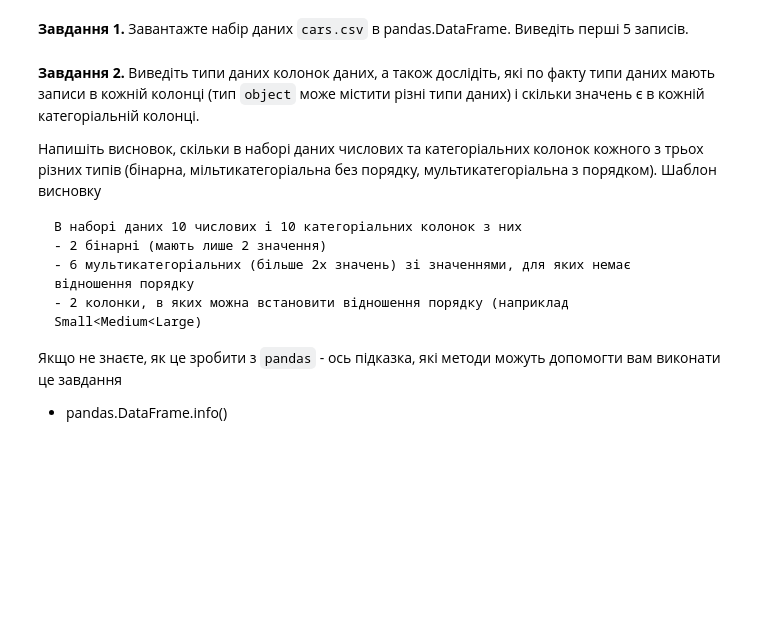
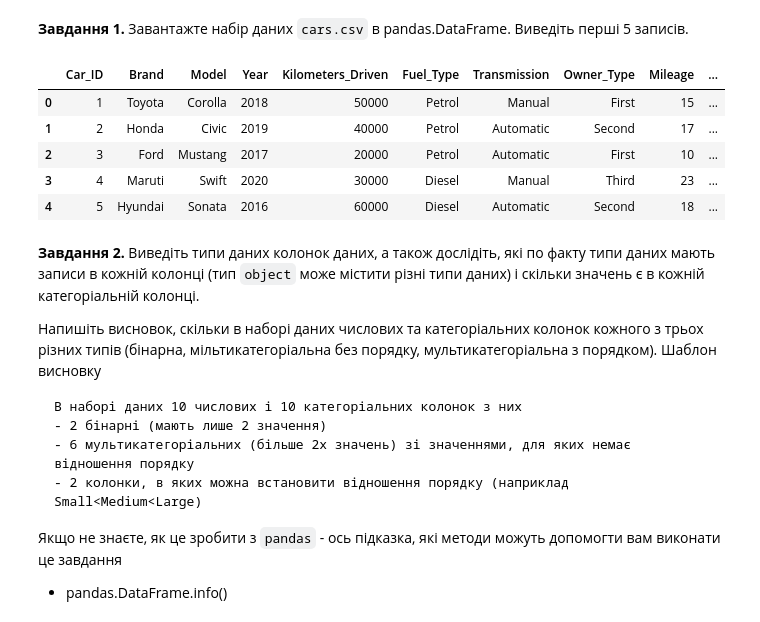
Before and after one commit to Alenushka2013/ML_for_people_tasks, a Jupyter notebook: HW_2_1_Linear_regression_on_multiple_variables.ipynb, the cells around one changed output. Saved outputs shown, nothing was run; the diff lists cells and outputs as text; code cells hidden in the pictures; blank space fills up the shorter version.

```diff
--- a/HW_2_1_Linear_regression_on_multiple_variables.ipynb
+++ b/HW_2_1_Linear_regression_on_multiple_variables.ipynb
@@ -30,6 +36,16 @@
 # Знайомство з даними
 # %% [markdown]
 **Завдання 1.** Завантажте набір даних `cars.csv` в pandas.DataFrame. Виведіть перші 5 записів.
+# %%
+df = pd.read_csv('https://raw.githubusercontent.com/Alenushka2013/Coursera/refs/heads/master/Datasets/cars.csv')
+df.head(5)
+# %% [output]
+|  | Car_ID | Brand | Model | Year | Kilometers_Driven | Fuel_Type | Transmission | Owner_Type | Mileage | ... |
+| 0 | 1 | Toyota | Corolla | 2018 | 50000 | Petrol | Manual | First | 15 | ... |
+| 1 | 2 | Honda | Civic | 2019 | 40000 | Petrol | Automatic | Second | 17 | ... |
+| 2 | 3 | Ford | Mustang | 2017 | 20000 | Petrol | Automatic | First | 10 | ... |
+| 3 | 4 | Maruti | Swift | 2020 | 30000 | Diesel | Manual | Third | 23 | ... |
+| 4 | 5 | Hyundai | Sonata | 2016 | 60000 | Diesel | Automatic | Second | 18 | ... |
 # %% [markdown]
 **Завдання 2.** Виведіть типи даних колонок даних, а також дослідіть, які по факту типи даних мають записи в кожній колонці (тип `object` може містити різні типи даних) і скільки значень є в кожній категоріальній колонці.
 
```
Also changed, not shown: parts of 1 cell of this notebook.
